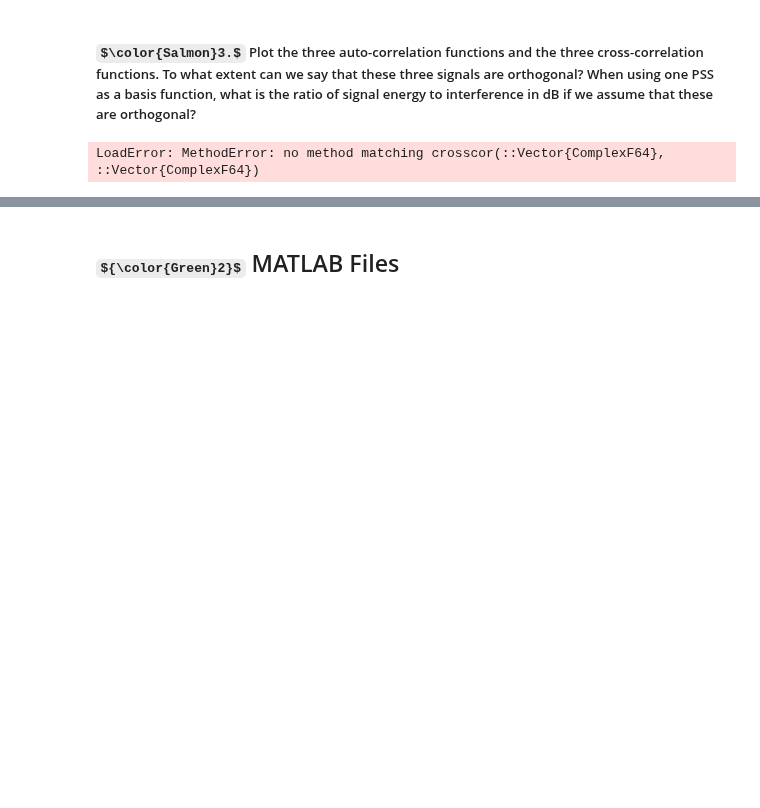
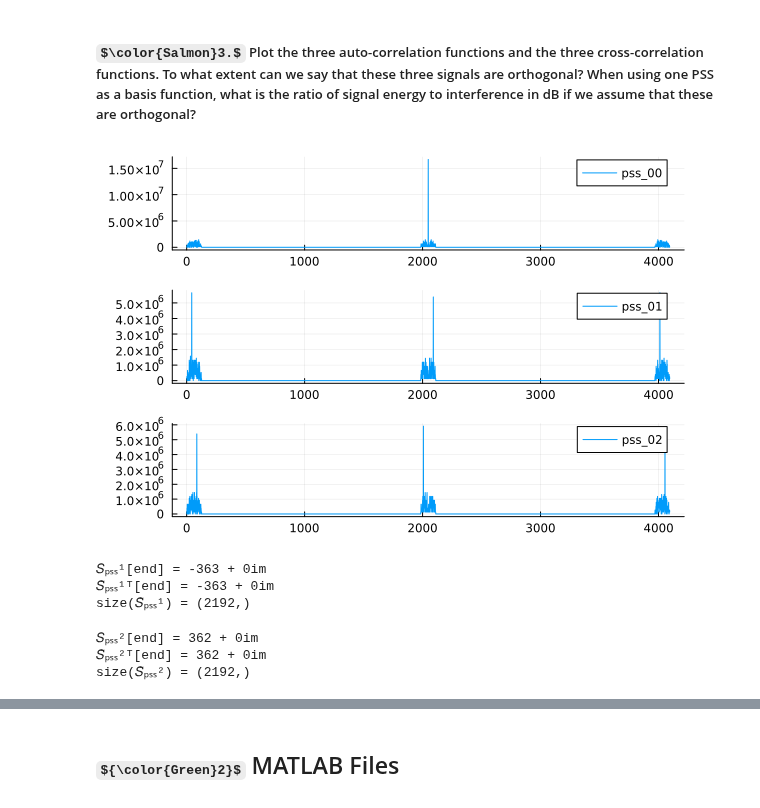
Before and after one commit to setrar/DigiCom, a Jupyter notebook: Labs/TP1/TP1-Handout.jl.ipynb, the cells around one changed output, grey strips where cells are left out. Drawn from its saved outputs; the diff is of its cells as text; code cells hidden in the pictures; some formulas as TeX source; blank space fills up the shorter version.

```diff
--- a/Labs/TP1/TP1-Handout.jl.ipynb
+++ b/Labs/TP1/TP1-Handout.jl.ipynb
@@ -119,6 +121,2 @@ plot(frequencies
 # %%
-using DSP
-
-c = crosscor(𝑆̃ₚₛₛ⁰, 𝑆̃ₚₛₛ⁰)
+pss_00 = DSP.xcorr(pss_0,pss_0); plot00 = plot(abs.(pss_00), label="pss_00");
-# %% [output]
-LoadError: MethodError: no method matching crosscor(::Vector{ComplexF64}, ::Vector{ComplexF64})
@@ -124,0 +132,10 @@ LoadError: MethodError: no method matching crosscor(::Vector{ComplexF64}, ::Vect
+# %%
+# Arrange subplots in a grid
+plot(plot00
+    , plot01
+    , plot02
+    , layout=(3, 1)
+    , legend = :topright
+)
+# %% [output]
+[figure, added]
@@ -124,0 +145,11 @@ LoadError: MethodError: no method matching crosscor(::Vector{ComplexF64}, ::Vect
+# %%
+## convert the pss_1 signal in time domain
+𝑆ₚₛₛ¹ = pss_1; @show 𝑆ₚₛₛ¹[end] # File Handle
+𝑆̃ₚₛₛ¹ᵀ = (𝑆ₚₛₛ¹)ᵀ; @show 𝑆̃ₚₛₛ¹ᵀ[end] # Hessian Transpose ?
+𝑆̃ₚₛₛ¹ = Fᴵ(𝑆̃ₚₛₛ¹ᵀ); # S Slanted (fourier transform) in time domain
+𝑆̃ₚₛₛ¹ ./= norm(𝑆̃ₚₛₛ¹); # Normalize the arrays
+𝑆̃ₚₛₛ¹ = 𝑆̃ₚₛₛ¹[(end-143):end] ⧺ 𝑆̃ₚₛₛ¹ ; @show size(𝑆̃ₚₛₛ¹); # end is 2048 in this case, concat math
+# %% [output]
+𝑆ₚₛₛ¹[end] = -363 + 0im
+𝑆̃ₚₛₛ¹ᵀ[end] = -363 + 0im
+size(𝑆̃ₚₛₛ¹) = (2192,)
@@ -124,0 +159,11 @@ LoadError: MethodError: no method matching crosscor(::Vector{ComplexF64}, ::Vect
+# %%
+## convert the pss_2 signal in time domain
+𝑆ₚₛₛ² = pss_2; @show 𝑆ₚₛₛ²[end] # File Handle
+𝑆̃ₚₛₛ²ᵀ = (𝑆ₚₛₛ²)ᵀ; @show 𝑆̃ₚₛₛ²ᵀ[end] # Hessian Transpose ?
+𝑆̃ₚₛₛ² = Fᴵ(𝑆̃ₚₛₛ²ᵀ); # S Slanted (fourier transform) in time domain
+𝑆̃ₚₛₛ² ./= norm(𝑆̃ₚₛₛ²); # Normalize the arrays
+𝑆̃ₚₛₛ² = 𝑆̃ₚₛₛ²[(end-143):end] ⧺ 𝑆̃ₚₛₛ² ; @show size(𝑆̃ₚₛₛ²); # end is 2048 in this case, concat math
+# %% [output]
+𝑆ₚₛₛ²[end] = 362 + 0im
+𝑆̃ₚₛₛ²ᵀ[end] = 362 + 0im
+size(𝑆̃ₚₛₛ²) = (2192,)
```
Also changed, not shown: parts of 13 cells of this notebook.
